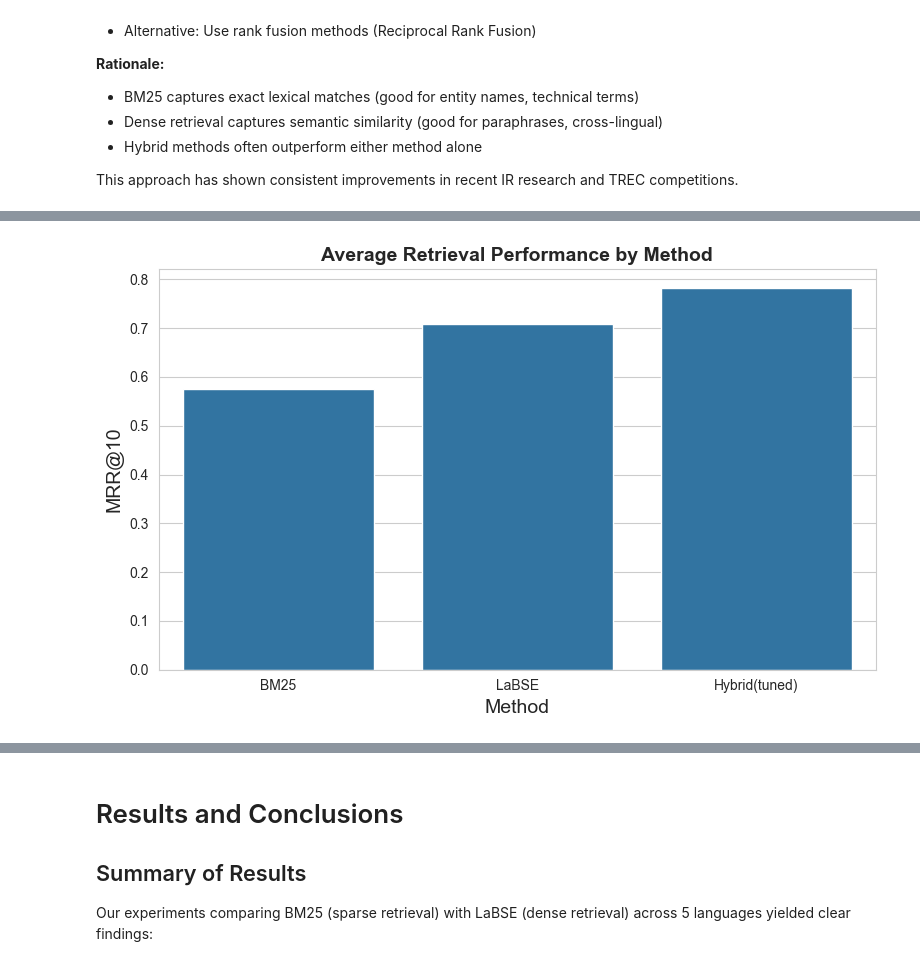
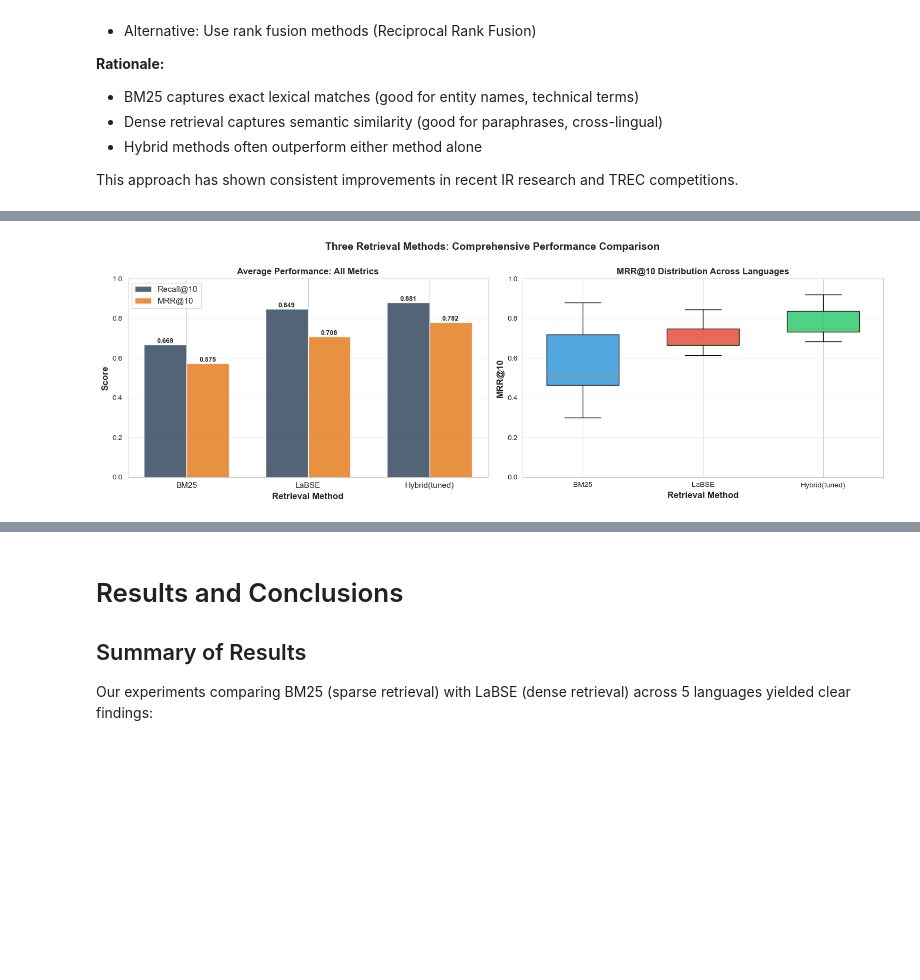
Before and after one commit to d3liaa/IR_Project, a Jupyter notebook: project.ipynb, the cells around one changed output, grey strips where cells are left out. Saved outputs shown, nothing was run; the diff lists cells and outputs as text; code cells hidden in the pictures; blank space fills up the shorter version.

```diff
--- a/project.ipynb
+++ b/project.ipynb
@@ -729,6 +634,17 @@ for split in CORPUS_SPLITS:
             key = (split, lang_code)
             SCORE_CACHE[key] = SCORE_CACHE.get(key, {})
             SCORE_CACHE[key].update(cached_dense)
+
+            # Evaluate cached results
+            recall, mrr = evaluate(cached_dense["dense_topk_docs"], cached_dense["qrels"], K=K)
+            results.append({
+                "split": split,
+                "language": lang_code,
+                "Recall@10": recall,
+                "MRR@10": mrr,
+                "method": "LaBSE"
+            })
+            print(f"[OK] LaBSE - Recall@{K}: {recall:.4f}, MRR@{K}: {mrr:.4f}")
             continue
 
         print("Cache miss – computing scores...")
@@ -767,7 +683,7 @@ for split in CORPUS_SPLITS:
                 print(f"[OK] Document embeddings shape: {doc_embeddings.shape}")
 
                 # Encode queries
-                query_ids = list(queries.keys())
+                query_id = list(queries.keys())
                 query_texts = [queries[qid] for qid in query_ids]
                 print(f"\n[DENSE] Encoding {len(query_texts)} queries...")
                 query_embeddings = encode_texts(query_texts)
@@ -1440,22 +1257,58 @@ plt.show()
 # %%
-plt.figure(figsize=(8, 5))
+sns.set_style("whitegrid")
 
+fig, axes = plt.subplots(1, 2, figsize=(15, 5))
+fig.suptitle('Three Retrieval Methods: Comprehensive Performance Comparison', fontsize=14, fontweight='bold', y=1.00)
+
+# Left: Overall metrics comparison
+ax1 = axes[0]
 method_order = ["BM25", "LaBSE", "Hybrid(tuned)"]
+colors_methods = ["#3498db", "#e74c3c", "#2ecc71"]
 
-sns.barplot(
-    data=df_results_hybrid,
-    x="method",
-    y="MRR@10",
-    order=method_order,
-    estimator="mean",
-    errorbar=None
-)
+# Get average scores for each method
+method_stats = df_results_hybrid.groupby('method')[['Recall@10', 'MRR@10']].mean().reindex(method_order)
 
-plt.ylabel("MRR@10", fontsize=14)
-plt.xlabel("Method", fontsize=14)
-plt.title("Average Retrieval Performance by Method", fontsize=14, fontweight="bold")
+x = np.arange(len(method_order))
+width = 0.35
+
+bars1 = ax1.bar(x - width/2, method_stats['Recall@10'], width, label='Recall@10', color='#34495e', alpha=0.85)
+bars2 = ax1.bar(x + width/2, method_stats['MRR@10'], width, label='MRR@10', color='#e67e22', alpha=0.85)
+
+ax1.set_ylabel('Score', fontsize=12, fontweight='bold')
+ax1.set_xlabel('Retrieval Method', fontsize=12, fontweight='bold')
+ax1.set_title('Average Performance: All Metrics', fontsize=12, fontweight='bold')
+ax1.set_xticks(x)
+ax1.set_xticklabels(method_order, fontsize=11)
+ax1.legend(fontsize=11, loc='upper left')
+ax1.set_ylim(0, 1.0)
+ax1.grid(axis='y', alpha=0.3)
+
+# Add value labels
+for bars in [bars1, bars2]:
+    for bar in bars:
+        height = bar.get_height()
+        ax1.text(bar.get_x() + bar.get_width()/2., height,
+                f'{height:.3f}', ha='center', va='bottom', fontsize=9, fontweight='bold')
+
+# Right: MRR@10 by method (violin/box style for distribution)
+ax2 = axes[1]
+violin_data = [df_results_hybrid[df_results_hybrid['method']==m]['MRR@10'].values for m in method_order]
+
+bp = ax2.boxplot(violin_data, labels=method_order, patch_artist=True, widths=0.6)
+
+# Color the boxes
+for patch, color in zip(bp['boxes'], colors_methods):
+    patch.set_facecolor(color)
+    patch.set_alpha(0.85)
+
+ax2.set_ylabel('MRR@10', fontsize=12, fontweight='bold')
+ax2.set_xlabel('Retrieval Method', fontsize=12, fontweight='bold')
+ax2.set_title('MRR@10 Distribution Across Languages', fontsize=12, fontweight='bold')
+ax2.grid(axis='y', alpha=0.3)
+ax2.set_ylim(0, 1.0)
+
 plt.tight_layout()
 plt.show()
 # %% [output]
-[figure, old version]
+[figure, new version]
 # %%
```
Also changed, not shown: parts of 25 cells of this notebook.
